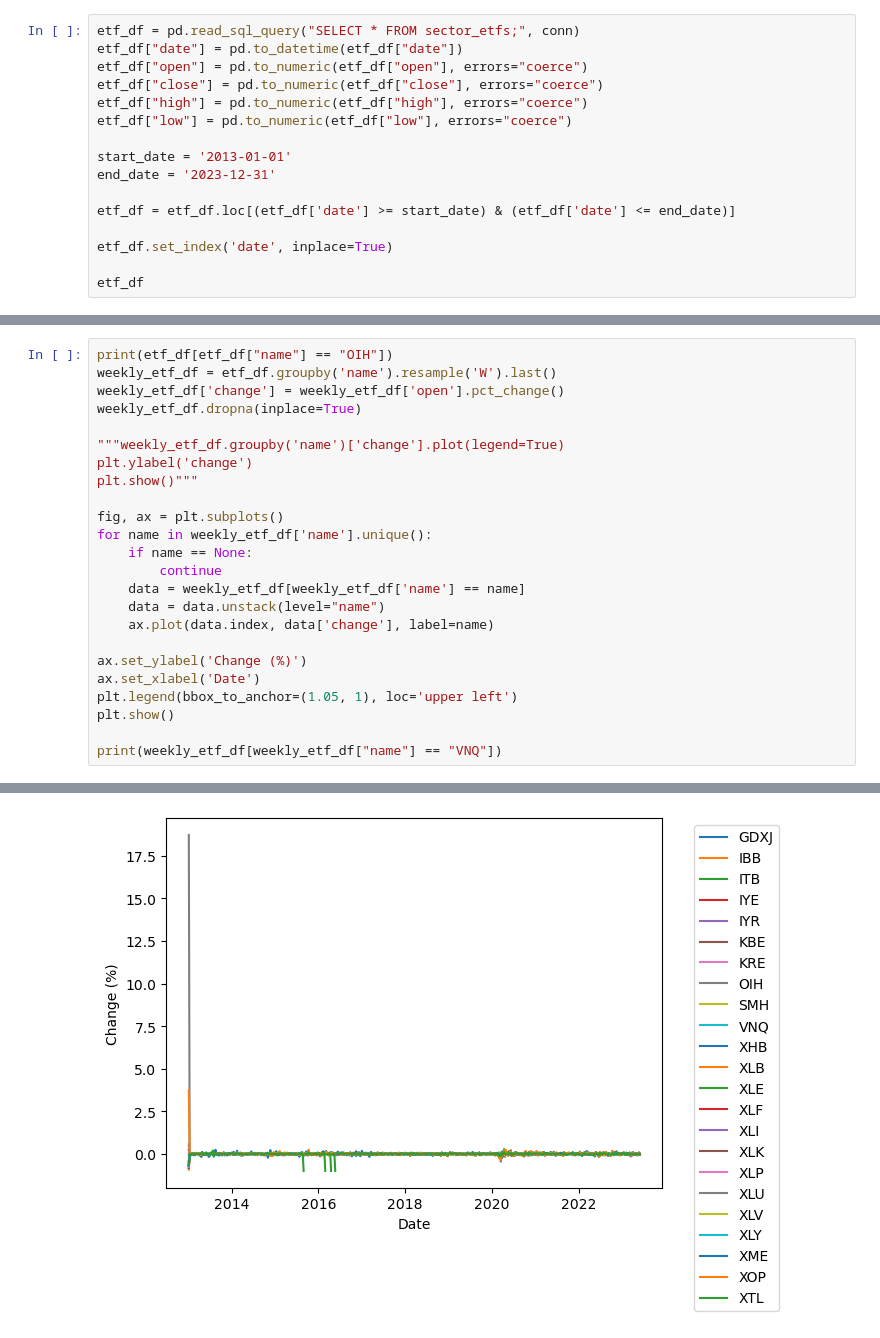
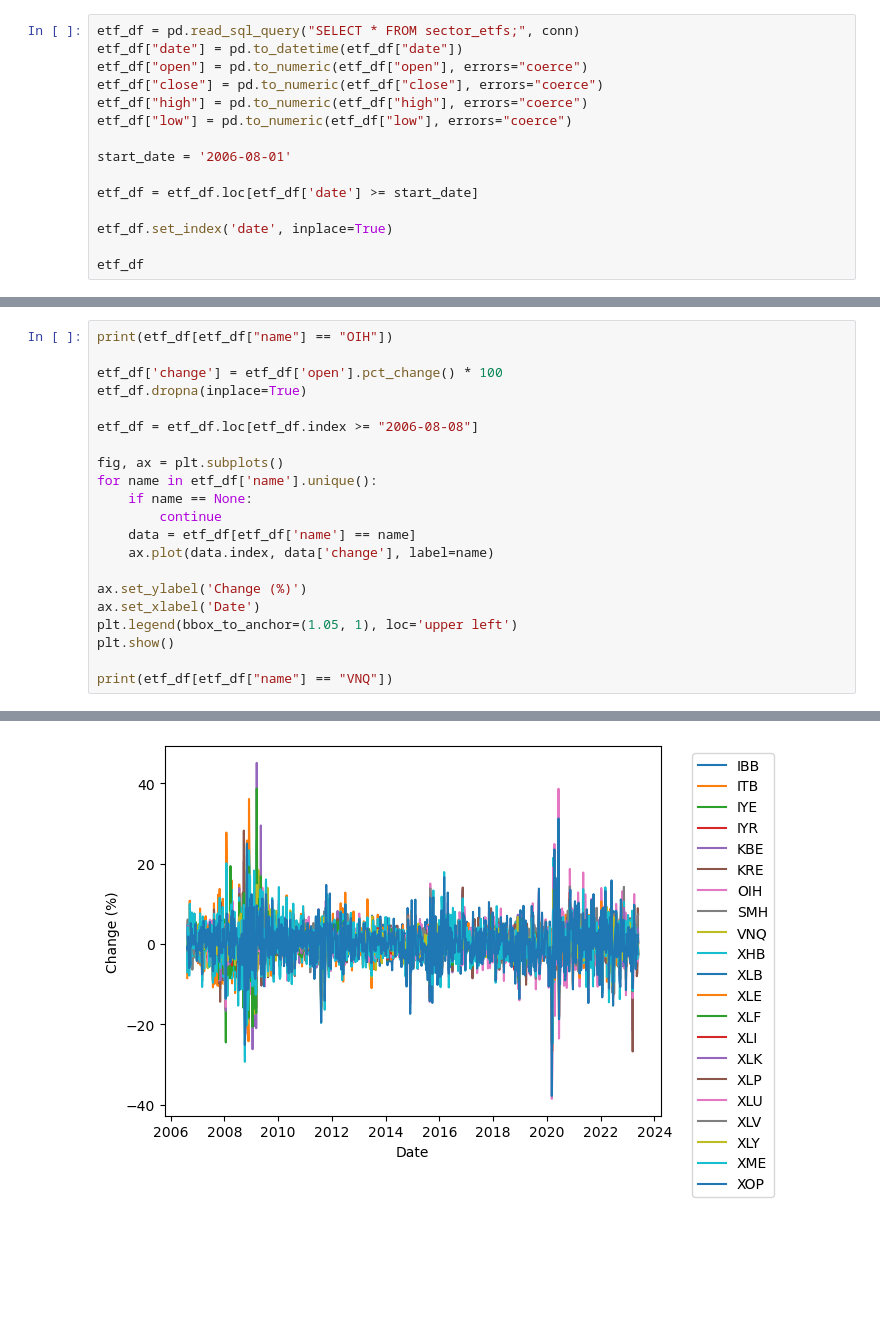
Before and after one commit to baruchfrost/finance-project3, a Jupyter notebook: project3analysis.ipynb, the cells around one changed output, grey strips where cells are left out. Drawn from its saved outputs; the diff is of its cells as text; blank space fills up the shorter version.

```diff
--- a/project3analysis.ipynb
+++ b/project3analysis.ipynb
@@ -54,10 +54,9 @@ etf_df["close"] = pd.to_numeric(etf_df["close"], errors="coerce")
 etf_df["high"] = pd.to_numeric(etf_df["high"], errors="coerce")
 etf_df["low"] = pd.to_numeric(etf_df["low"], errors="coerce")
 
-start_date = '2013-01-01'
-end_date = '2023-12-31'
+start_date = '2006-08-01'
 
-etf_df = etf_df.loc[(etf_df['date'] >= start_date) & (etf_df['date'] <= end_date)]
+etf_df = etf_df.loc[etf_df['date'] >= start_date]
 
 etf_df.set_index('date', inplace=True)
 
@@ -80,19 +79,16 @@ etf_df
 # %%
 print(etf_df[etf_df["name"] == "OIH"])
-weekly_etf_df = etf_df.groupby('name').resample('W').last()
-weekly_etf_df['change'] = weekly_etf_df['open'].pct_change()
-weekly_etf_df.dropna(inplace=True)
 
-"""weekly_etf_df.groupby('name')['change'].plot(legend=True)
-plt.ylabel('change')
-plt.show()"""
+etf_df['change'] = etf_df['open'].pct_change() * 100
+etf_df.dropna(inplace=True)
+
+etf_df = etf_df.loc[etf_df.index >= "2006-08-08"]
 
 fig, ax = plt.subplots()
-for name in weekly_etf_df['name'].unique():
+for name in etf_df['name'].unique():
     if name == None:
         continue
-    data = weekly_etf_df[weekly_etf_df['name'] == name]
-    data = data.unstack(level="name")
+    data = etf_df[etf_df['name'] == name]
     ax.plot(data.index, data['change'], label=name)
 
 ax.set_ylabel('Change (%)')
@@ -100,5 +96,5 @@ ax.set_xlabel('Date')
 plt.legend(bbox_to_anchor=(1.05, 1), loc='upper left')
 plt.show()
 
-print(weekly_etf_df[weekly_etf_df["name"] == "VNQ"])
+print(etf_df[etf_df["name"] == "VNQ"])
 # %% [output]
@@ -120 +116 @@ date
-[figure, old version]
+[figure, new version]
```
Also changed, not shown: parts of 4 cells of this notebook, 3 other files.
